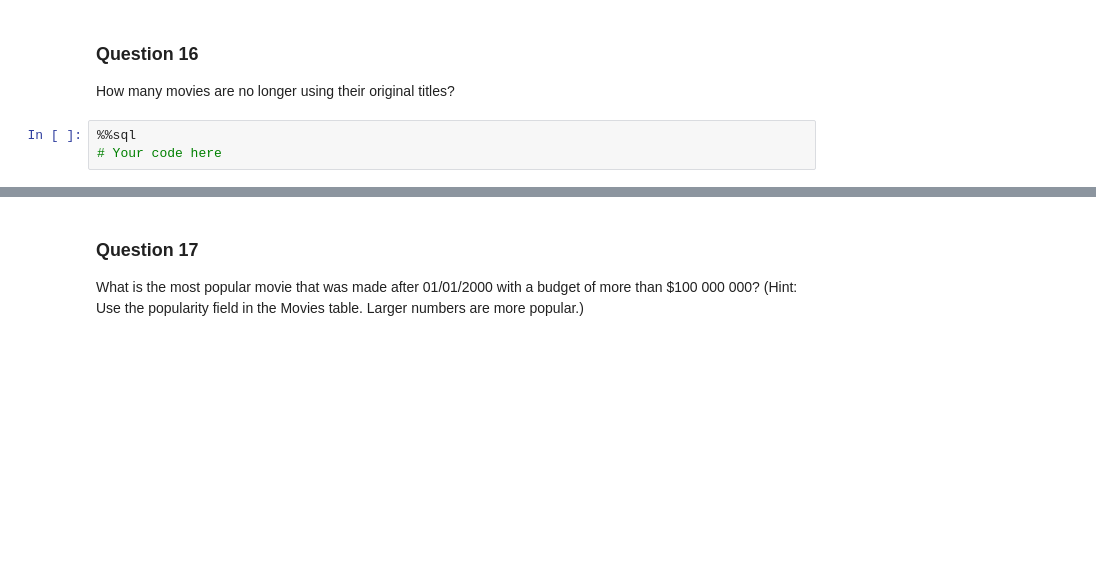
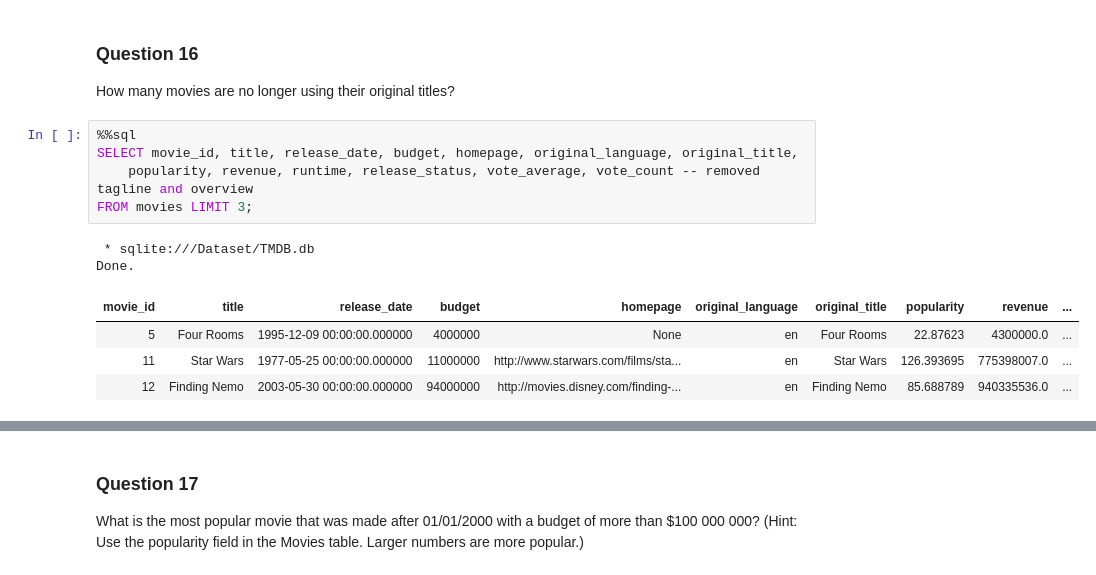
Before and after one commit to Ultra-Code/datascience_exploration, a Jupyter notebook: src/09-Final-Exam/Part 1 - Fundamentals/02-SQL.ipynb, the cells around one changed output, grey strips where cells are left out. Saved outputs shown, nothing was run; the diff lists cells and outputs as text; blank space fills up the shorter version.

```diff
--- a/src/09-Final-Exam/Part 1 - Fundamentals/02-SQL.ipynb
+++ b/src/09-Final-Exam/Part 1 - Fundamentals/02-SQL.ipynb
@@ -41,6 +57,15 @@ How would you select only the title, release date, and release status columns fr
 # %% [markdown]
 ### Question 16
 How many movies are no longer using their original titles?
-# %%
-%%sql
-# Your code here
+# %%
+%%sql
+SELECT movie_id, title, release_date, budget, homepage,	original_language, original_title,
+    popularity, revenue, runtime, release_status, vote_average, vote_count -- removed tagline and overview
+FROM movies LIMIT 3;
+# %% [output]
+ * sqlite:///Dataset/TMDB.db
+Done.
+| movie_id | title | release_date | budget | homepage | original_language | original_title | popularity | revenue | ... |
+| 5 | Four Rooms | 1995-12-09 00:00:00.000000 | 4000000 | None | en | Four Rooms | 22.87623 | 4300000.0 | ... |
+| 11 | Star Wars | 1977-05-25 00:00:00.000000 | 11000000 | http://www.starwars.com/films/sta... | en | Star Wars | 126.393695 | 775398007.0 | ... |
+| 12 | Finding Nemo | 2003-05-30 00:00:00.000000 | 94000000 | http://movies.disney.com/finding-... | en | Finding Nemo | 85.688789 | 940335536.0 | ... |
```
Also changed, not shown: parts of 44 cells of this notebook, 1 other file.
